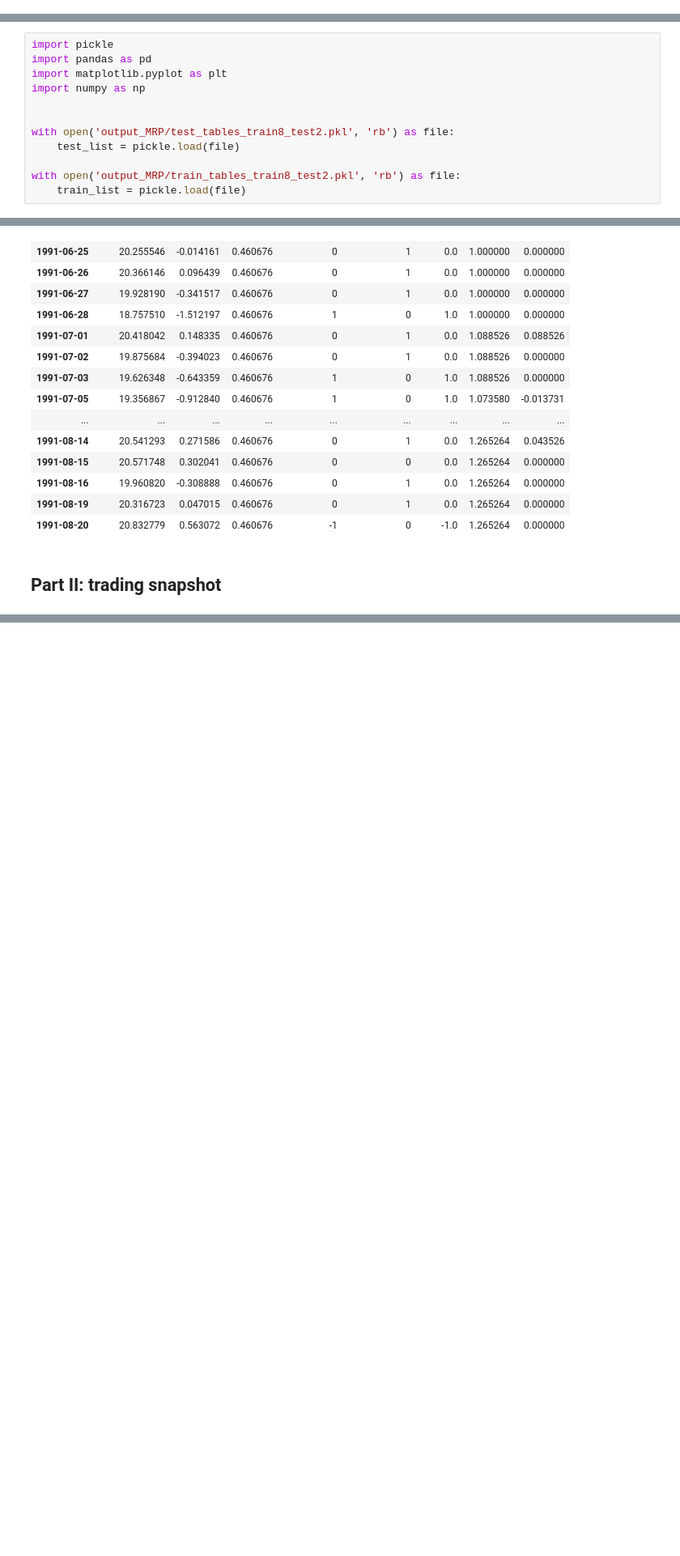
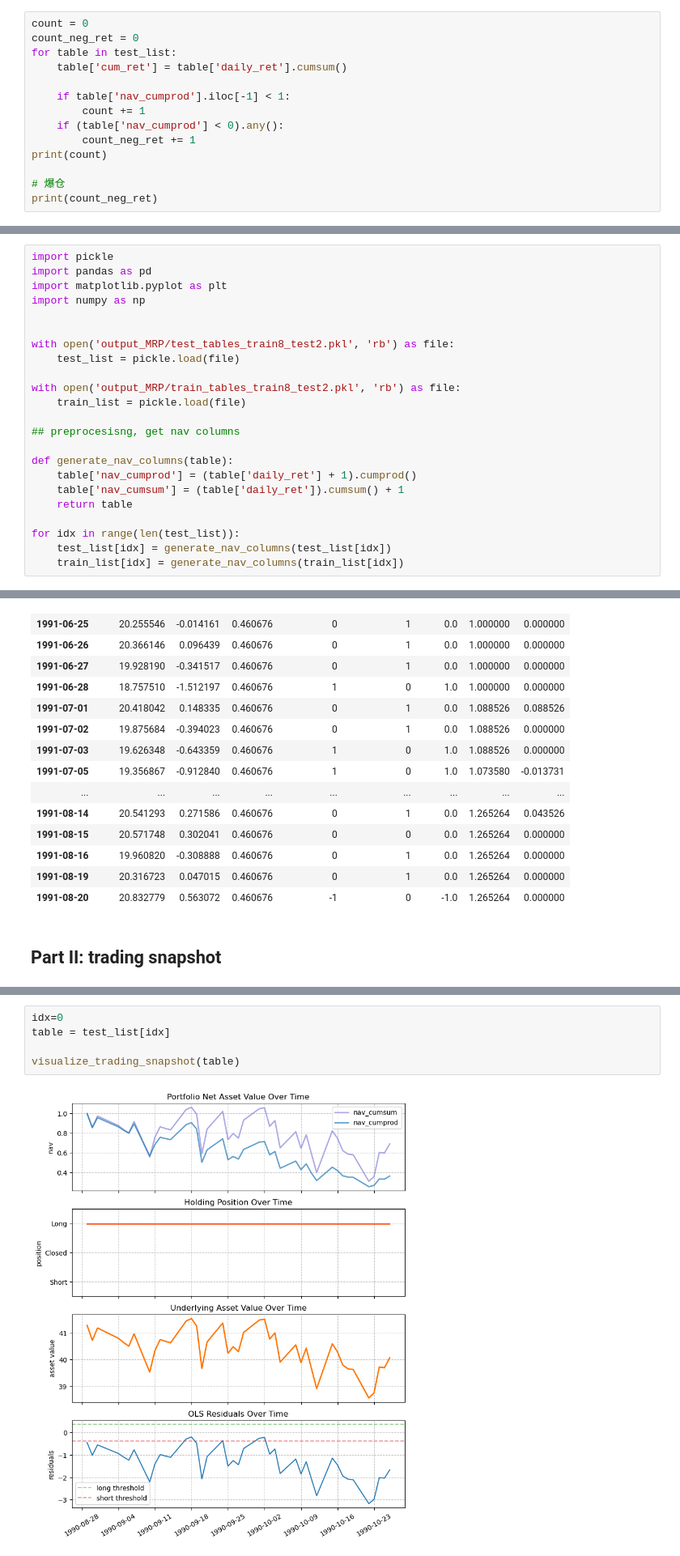
Before and after one commit to KeyangPan/PairsTrading, a Jupyter notebook: main_MRP_visualization.ipynb, the cells around one changed output, grey strips where cells are left out. Shown at 81% size. Cells and saved outputs as stored; diff of their text form; blank space fills up the shorter version.

Commit message:
revised return calculation method

```diff
--- a/main_MRP_visualization.ipynb
+++ b/main_MRP_visualization.ipynb
@@ -0,0 +6,14 @@
+# %%
+count = 0
+count_neg_ret = 0
+for table in test_list:
+    table['cum_ret'] = table['daily_ret'].cumsum()
+
+    if table['nav_cumprod'].iloc[-1] < 1:
+        count += 1
+    if (table['nav_cumprod'] < 0).any():
+        count_neg_ret += 1
+print(count)
+
+# 爆仓
+print(count_neg_ret)
@@ -12,3 +34,14 @@ with open('output_MRP/test_tables_train8_test2.pkl', 'rb') as file:
 
 with open('output_MRP/train_tables_train8_test2.pkl', 'rb') as file:
     train_list = pickle.load(file)
+
+## preprocesisng, get nav columns
+
+def generate_nav_columns(table):
+    table['nav_cumprod'] = (table['daily_ret'] + 1).cumprod()
+    table['nav_cumsum'] = (table['daily_ret']).cumsum() + 1
+    return table
+
+for idx in range(len(test_list)):
+    test_list[idx] = generate_nav_columns(test_list[idx])
+    train_list[idx] = generate_nav_columns(train_list[idx])
@@ -416,0 +331,7 @@ plt.plot(train_list[1]['residuals'])
+# %%
+idx=0
+table = test_list[idx]
+
+visualize_trading_snapshot(table)
+# %% [output]
+[figure, added]
```
Also changed, not shown: parts of 20 cells of this notebook, 10 other files.
